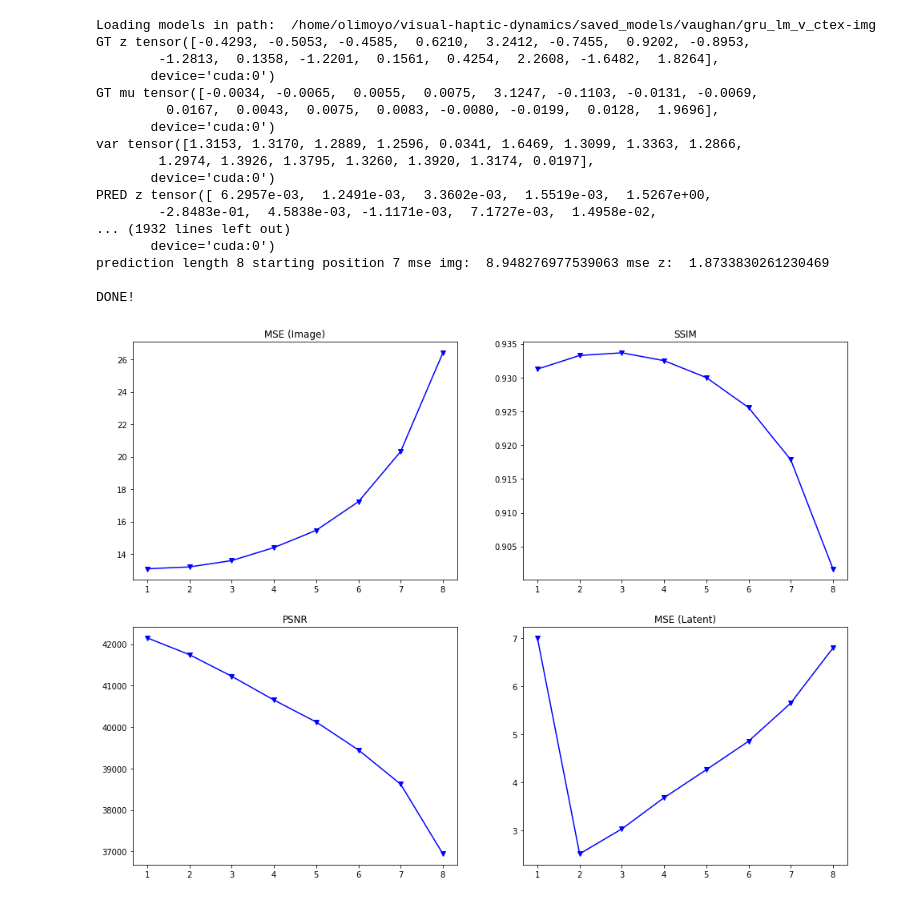
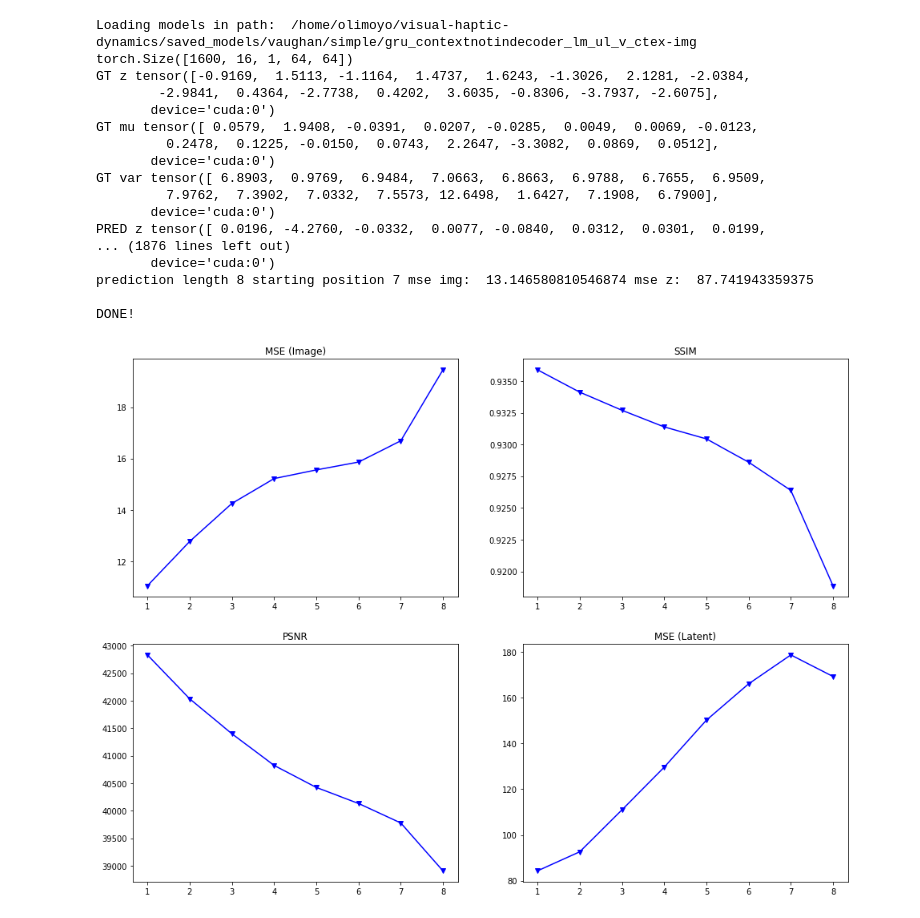
Before and after one commit to utiasSTARS/visual-haptic-dynamics, a Jupyter notebook: experiments/notebooks/benchmarks_visualpusher.ipynb, the cells around one changed output. Saved outputs shown, nothing was run; the diff lists cells and outputs as text; code cells hidden in the pictures.

```diff
--- a/experiments/notebooks/benchmarks_visualpusher.ipynb
+++ b/experiments/notebooks/benchmarks_visualpusher.ipynb
@@ -16,7 +18,7 @@ args = ObjectView({'res': 64,
  'dataset_path': '/home/olimoyo/visual-haptic-dynamics/experiments/data/datasets/{}'
                    .format("visual_haptic_2D_len16_withGT_3D9E4376CF4746EEA20DCD520218038D.pkl"),
  'models_dir': '/home/olimoyo/visual-haptic-dynamics/saved_models/{}'
-                   .format("vaughan"),
+                   .format("vaughan/simple"),
  'device': 'cuda:0',
  'up_to_n_pred': 8,
 })
@@ -56,7 +56,7 @@ with torch.no_grad():
     for path, model_args in dict_of_models.items():
 
         #XXX: For testing
-        if path != '/home/olimoyo/visual-haptic-dynamics/saved_models/vaughan/gru_lm_v_ctex-img':
+        if path != '/home/olimoyo/visual-haptic-dynamics/saved_models/vaughan/simple/gru_contextnotindecoder_lm_ul_v_ctex-img':
             continue
 
         model_name = path.split("/")[-1]
@@ -112,7 +112,6 @@ with torch.no_grad():
             analysis_data[model_name][f"{n_pred}_pred"]["MSE_z"] = 0
             analysis_data[model_name][f"{n_pred}_pred"]["SSIM"] = 0
             analysis_data[model_name][f"{n_pred}_pred"]["PSNR"] = 0
-
             for ii in range(T, total_len - n_pred):
                 x_img_i = imgs[:, (ii - 1):(ii + 1)]
                 x_img_i = frame_stack(x_img_i, frames=T)[:, 0]
@@ -208,21 +207,21 @@ with torch.no_grad():
                 analysis_data[model_name][f"{n_pred}_pred"][k] /= (total_len - n_pred - 1)
     print("DONE!")
 # %% [output]
-Loading models in path:  /home/olimoyo/visual-haptic-dynamics/saved_models/vaughan/gru_lm_v_ctex-img
-GT z tensor([-0.4293, -0.5053, -0.4585,  0.6210,  3.2412, -0.7455,  0.9202, -0.8953,
-        -1.2813,  0.1358, -1.2201,  0.1561,  0.4254,  2.2608, -1.6482,  1.8264],
+Loading models in path:  /home/olimoyo/visual-haptic-dynamics/saved_models/vaughan/simple/gru_contextnotindecoder_lm_ul_v_ctex-img
+torch.Size([1600, 16, 1, 64, 64])
+GT z tensor([-0.9169,  1.5113, -1.1164,  1.4737,  1.6243, -1.3026,  2.1281, -2.0384,
+        -2.9841,  0.4364, -2.7738,  0.4202,  3.6035, -0.8306, -3.7937, -2.6075],
        device='cuda:0')
-GT mu tensor([-0.0034, -0.0065,  0.0055,  0.0075,  3.1247, -0.1103, -0.0131, -0.0069,
-         0.0167,  0.0043,  0.0075,  0.0083, -0.0080, -0.0199,  0.0128,  1.9696],
+GT mu tensor([ 0.0579,  1.9408, -0.0391,  0.0207, -0.0285,  0.0049,  0.0069, -0.0123,
+         0.2478,  0.1225, -0.0150,  0.0743,  2.2647, -3.3082,  0.0869,  0.0512],
        device='cuda:0')
-var tensor([1.3153, 1.3170, 1.2889, 1.2596, 0.0341, 1.6469, 1.3099, 1.3363, 1.2866,
-        1.2974, 1.3926, 1.3795, 1.3260, 1.3920, 1.3174, 0.0197],
+GT var tensor([ 6.8903,  0.9769,  6.9484,  7.0663,  6.8663,  6.9788,  6.7655,  6.9509,
+         7.9762,  7.3902,  7.0332,  7.5573, 12.6498,  1.6427,  7.1908,  6.7900],
        device='cuda:0')
-PRED z tensor([ 6.2957e-03,  1.2491e-03,  3.3602e-03,  1.5519e-03,  1.5267e+00,
-        -2.8483e-01,  4.5838e-03, -1.1171e-03,  7.1727e-03,  1.4958e-02,
-... (1932 lines left out)
+PRED z tensor([ 0.0196, -4.2760, -0.0332,  0.0077, -0.0840,  0.0312,  0.0301,  0.0199,
+... (1876 lines left out)
        device='cuda:0')
-prediction length 8 starting position 7 mse img:  8.948276977539063 mse z:  1.8733830261230469
+prediction length 8 starting position 7 mse img:  13.146580810546874 mse z:  87.741943359375
 
 DONE!
 # %%
@@ -237,10 +236,10 @@ def add_data_to_plot(name, data):
     else:
         color = "b"
 
-    if "4step" in properties:
-        linestyle = "-."
-    else:
-        linestyle = "-"
+#     if "4step" in properties:
+#         linestyle = "-."
+#     else:
+#         linestyle = "-"
 
     if "nl" in properties:
         marker = "o"
@@ -264,31 +263,31 @@ def add_data_to_plot(name, data):
     axs[0,1].plot(
         list(range(1, len(plot_data['SSIM']) + 1)),
         plot_data['SSIM'],
         color=color,
         linestyle=linestyle,
         marker=marker
     )
     axs[1,0].plot(
         list(range(1, len(plot_data['PSNR']) + 1)),
         plot_data['PSNR'],
         color=color,
         linestyle=linestyle,
         marker=marker
     )
     axs[1,1].plot(
         list(range(1, len(plot_data['MSE_z']) + 1)),
         plot_data['MSE_z'],
         color=color,
         linestyle=linestyle,
         marker=marker
     )
 
 axs[0,0].set_title("MSE (Image)")
 axs[0,1].set_title("SSIM")
 axs[1,0].set_title("PSNR")
 axs[1,1].set_title("MSE (Latent)")
 
 for k, v in analysis_data.items():
     add_data_to_plot(k, v)
 # %% [output]
-[figure, old version]
+[figure, new version]
```
Also changed, not shown: parts of 2 cells of this notebook, 10 other files.
